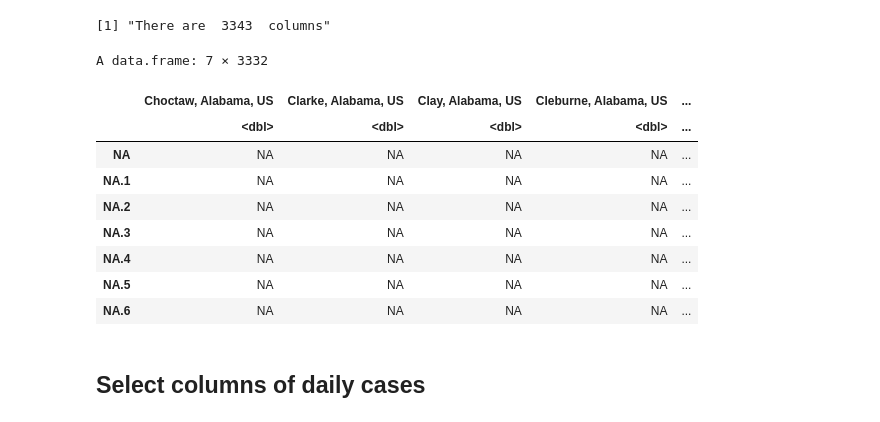
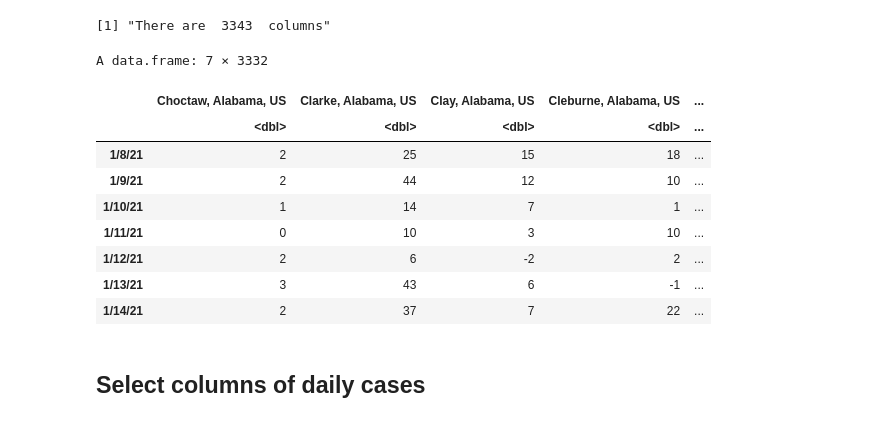
Before and after one commit to hongqin/R_COVID19_student_bootcamp2022June, a Jupyter notebook: R_coding_bootcamp_2022June.ipynb, the cells around one changed output. Drawn from its saved outputs; the diff is of its cells as text; code cells hidden in the pictures.

```diff
--- a/R_coding_bootcamp_2022June.ipynb
+++ b/R_coding_bootcamp_2022June.ipynb
@@ -442,18 +447,18 @@ print(paste( "There are ", length(tb[1,]), " columns"))
 [1] "There are  3343  columns"
 # %%
 # view the first 5 rows in all data columns
-tb[3000:3006 , 12: length(tb[1,])  ]
+tb[300:306 , 12: length(tb[1,])  ]
 # %% [output]
 A data.frame: 7 × 3332
 |  | Choctaw, Alabama, US | Clarke, Alabama, US | Clay, Alabama, US | Cleburne, Alabama, US | ... |
 |  | <dbl> | <dbl> | <dbl> | <dbl> | ... |
-| NA | NA | NA | NA | NA | ... |
-| NA.1 | NA | NA | NA | NA | ... |
-| NA.2 | NA | NA | NA | NA | ... |
-| NA.3 | NA | NA | NA | NA | ... |
-| NA.4 | NA | NA | NA | NA | ... |
-| NA.5 | NA | NA | NA | NA | ... |
-| NA.6 | NA | NA | NA | NA | ... |
+| 1/8/21 | 2 | 25 | 15 | 18 | ... |
+| 1/9/21 | 2 | 44 | 12 | 10 | ... |
+| 1/10/21 | 1 | 14 | 7 | 1 | ... |
+| 1/11/21 | 0 | 10 | 3 | 10 | ... |
+| 1/12/21 | 2 | 6 | -2 | 2 | ... |
+| 1/13/21 | 3 | 43 | 6 | -1 | ... |
+| 1/14/21 | 2 | 37 | 7 | 22 | ... |
 # %% [markdown]
 ## Select columns of daily cases
 # %% [markdown]
```
Also changed, not shown: parts of 6 cells of this notebook.
